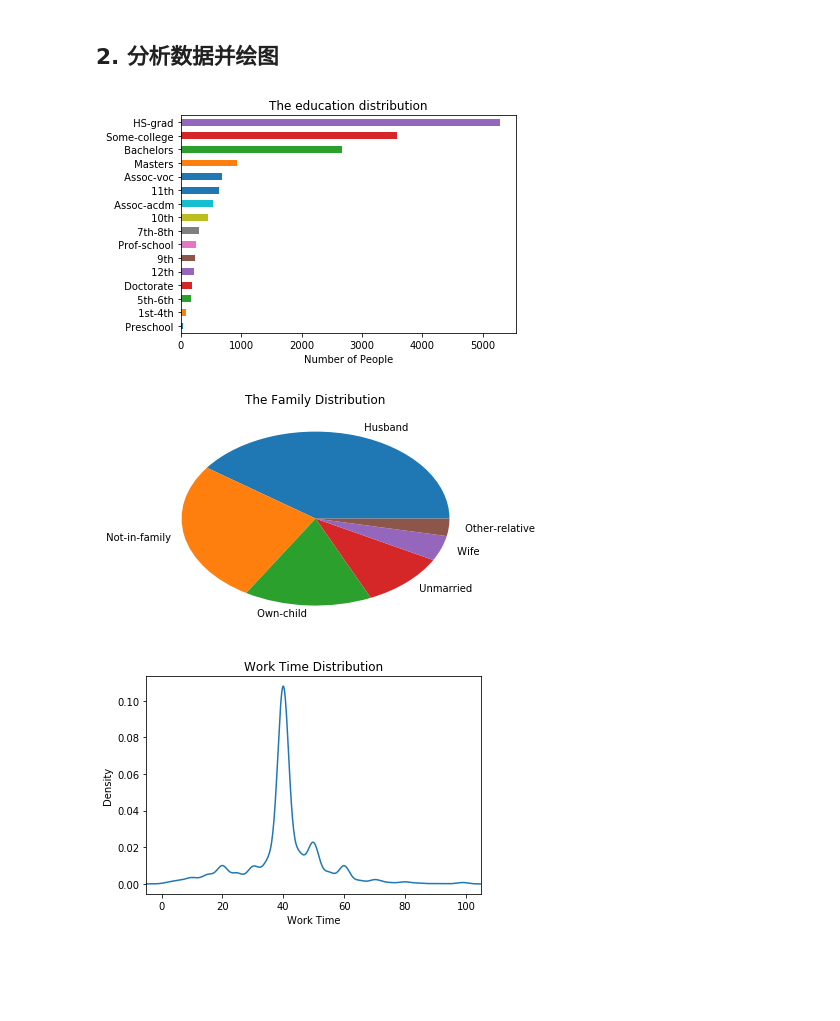
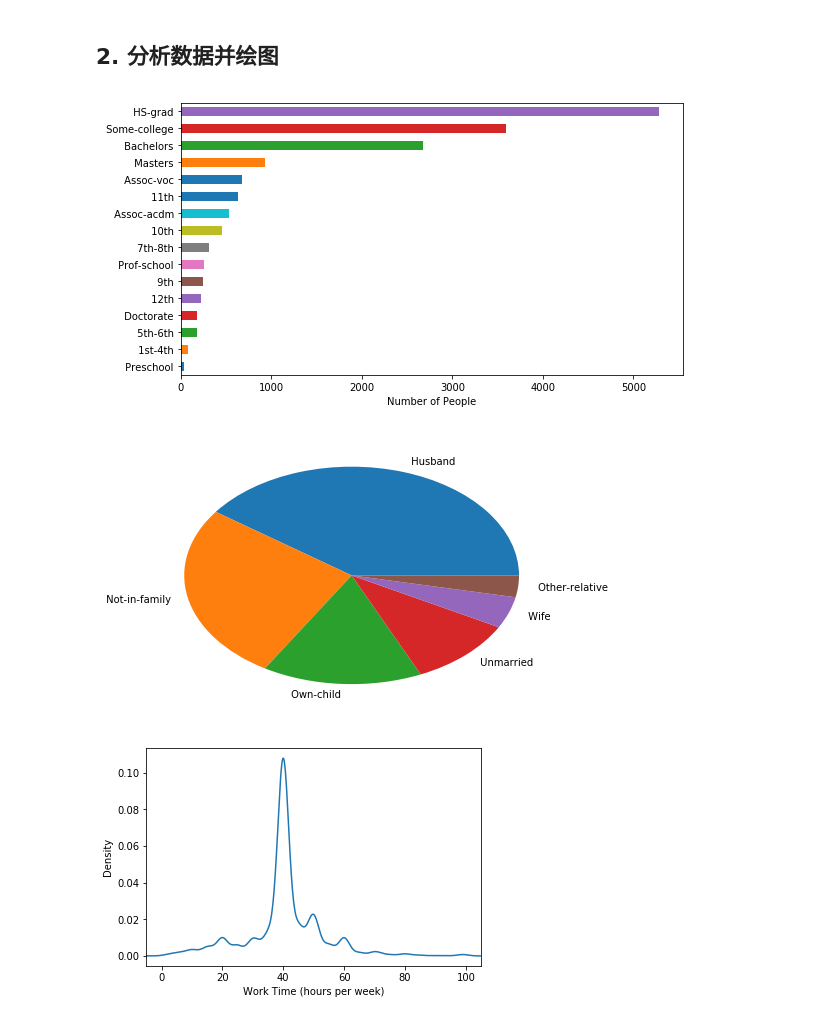
Before and after one commit to shinshiner/CS245-Data-Science, a Jupyter notebook: Adult/adult_analysis.ipynb, the cells around one changed output. Cells and saved outputs as stored; diff of their text form; code cells hidden in the pictures; blank space fills up the shorter version.

Commit message:
img&report

```diff
--- a/Adult/adult_analysis.ipynb
+++ b/Adult/adult_analysis.ipynb
@@ -10,7 +10,7 @@ column_list = ['age', 'job_catagory', 'final_weight',
               'education', 'education_time', 'marry', 'job',
               'family', 'race', 'gender', 'in', 'out',
               'work_time', 'country', 'salary']
-df = pd.read_csv("adult.txt",names=column_list)
+df = pd.read_csv("adult.csv",names=column_list)
 print(df[:5])
 # %% [output]
    age job_catagory  final_weight      education  education_time  \
@@ -38,28 +38,30 @@ print(df[:5])
 # %%
 # 统计教育情况
 s = df['education']
-fig = s.value_counts(ascending=True).plot(kind='barh',
-                                        title='The Education Distribution')
+fig = s.value_counts(ascending=True).plot(kind='barh', figsize=(9, 5))
 plt.xlabel('Number of People')
+plt.savefig('report/img/education_dis.pdf')
 plt.show()
 # %% [output]
-[figure, old version]
+[figure, new version]
 # %%
 # 统计家庭情况
 s = df['family']
-fig = s.value_counts().plot(kind='pie', title='The Family Distribution', label='')
+fig = s.value_counts().plot(kind='pie', label='', figsize=(7.5, 5))
+plt.savefig('report/img/family_dis.pdf')
 plt.show()
 # %% [output]
-[figure, old version]
+[figure, new version]
 # %%
 # 统计工作时间
 s = df['work_time']
-fig = s.plot(kind='kde', title='Work Time Distribution', label='')
+fig = s.plot(kind='kde', label='')
 plt.xlim((-5, 105))
-plt.xlabel('Work Time')
+plt.xlabel('Work Time (hours per week)')
+plt.savefig('report/img/worktime_dis.pdf')
 plt.show()
 # %% [output]
-[figure, old version]
+[figure, new version]
 # %%
 # 收入>50K的教育程度分布
 df1 = df.loc[df['salary'] == ' >50K.', ['education']]
```
Also changed, not shown: parts of 4 cells of this notebook, 13 other files.
